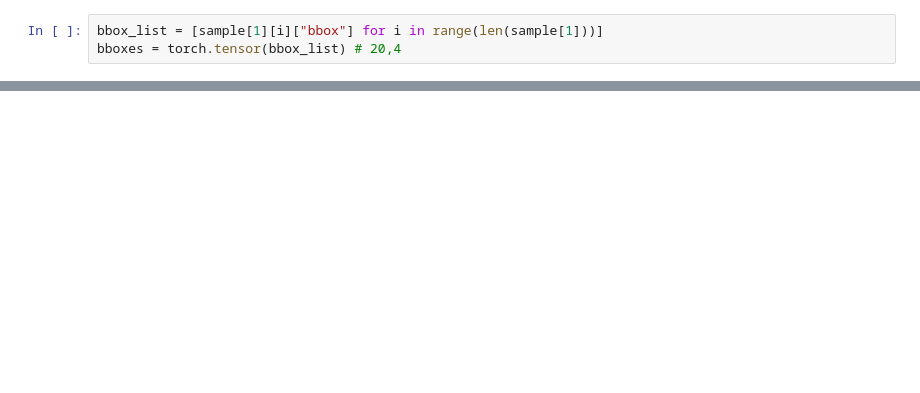
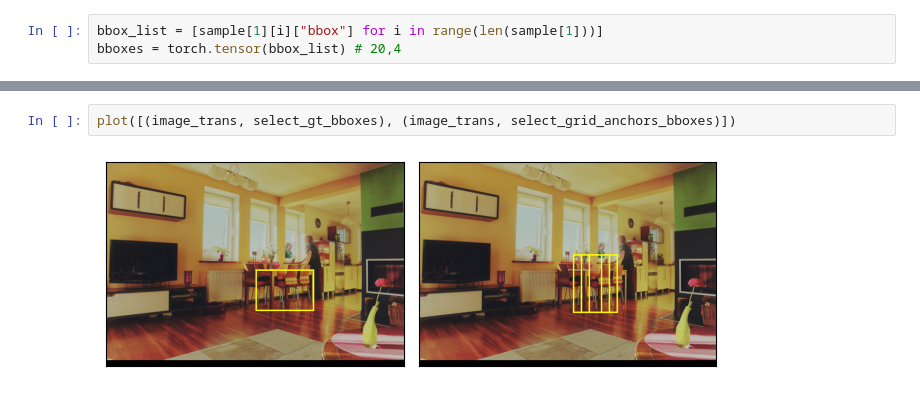
Before and after one commit to anenbergb/yolo-object-detection, a Jupyter notebook: notebooks/dev-model.ipynb, the cells around one changed output, grey strips where cells are left out. Cells and saved outputs as stored; diff of their text form; blank space fills up the shorter version.

```diff
--- a/notebooks/dev-model.ipynb
+++ b/notebooks/dev-model.ipynb
@@ -214,0 +412,4 @@ tensor([[224, 128]])
+# %%
+plot([(image_trans, select_gt_bboxes), (image_trans, select_grid_anchors_bboxes)])
+# %% [output]
+[figure, added]
```
Also changed, not shown: parts of 53 cells of this notebook, 1 other file.
